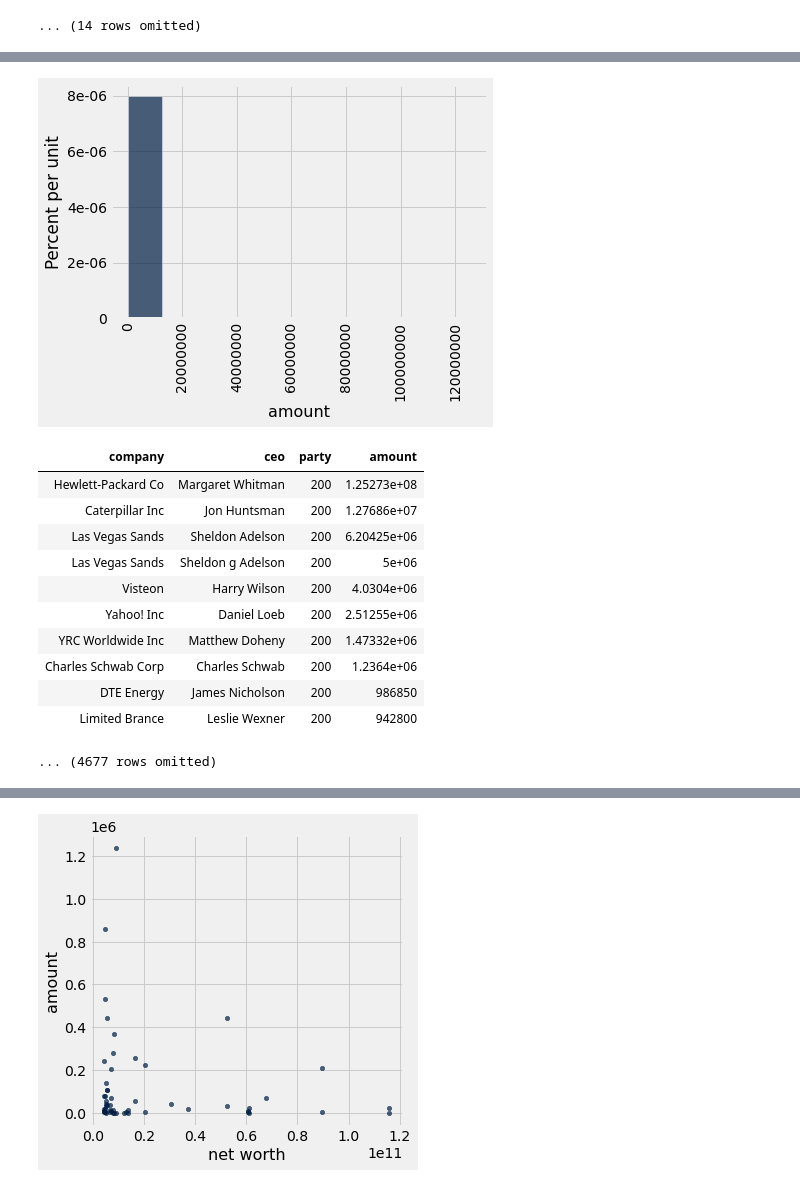
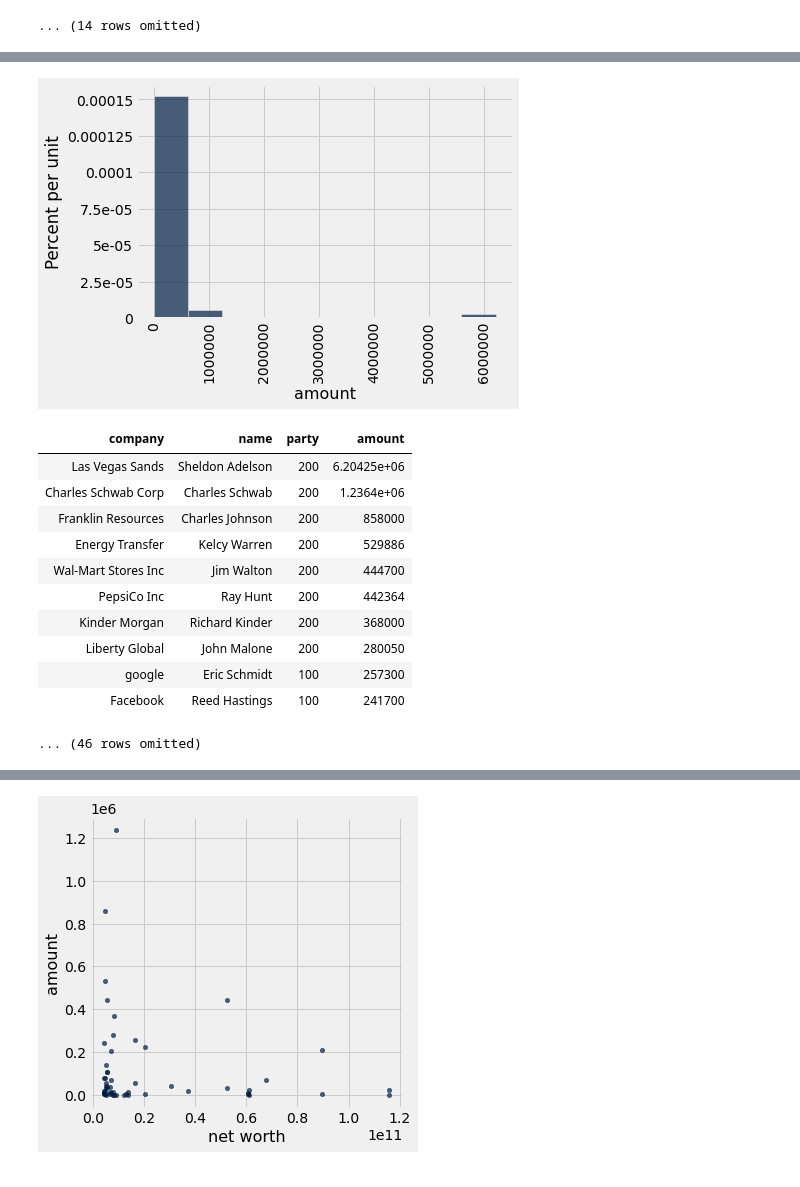
Before and after one commit to ipydatabook/PublicMaterial, a Jupyter notebook: Rectures/Ntbk6.ipynb, the cells around one changed output, grey strips where cells are left out. Saved outputs shown, nothing was run; the diff lists cells and outputs as text; code cells hidden in the pictures.

```diff
--- a/Rectures/Ntbk6.ipynb
+++ b/Rectures/Ntbk6.ipynb
@@ -460,0 +417,3 @@ ceos
+# %%
+b_donations = Table.read_table("billionaire donations.csv")
+b_donations.show()
@@ -461,22 +438,24 @@ ceos
 # %%
-ceos.hist('amount')
+b_donations.hist('amount')
 # %% [output]
-[figure, old version]
+[figure, new version]
 # %%
+ceos = b_donations.select("company", "name", "party", "amount")
+
 ceos.sort('amount', descending=True)
 # %% [output]
-| company | ceo | party | amount |
-| Hewlett-Packard Co | Margaret Whitman | 200 | 1.25273e+08 |
-| Caterpillar Inc | Jon Huntsman | 200 | 1.27686e+07 |
+| company | name | party | amount |
 | Las Vegas Sands | Sheldon Adelson | 200 | 6.20425e+06 |
-| Las Vegas Sands | Sheldon g Adelson | 200 | 5e+06 |
-| Visteon | Harry Wilson | 200 | 4.0304e+06 |
-| Yahoo! Inc | Daniel Loeb | 200 | 2.51255e+06 |
-| YRC Worldwide Inc | Matthew Doheny | 200 | 1.47332e+06 |
 | Charles Schwab Corp | Charles Schwab | 200 | 1.2364e+06 |
-| DTE Energy | James Nicholson | 200 | 986850 |
-| Limited Brance | Leslie Wexner | 200 | 942800 |
+| Franklin Resources | Charles Johnson | 200 | 858000 |
+| Energy Transfer | Kelcy Warren | 200 | 529886 |
+| Wal-Mart Stores Inc | Jim Walton | 200 | 444700 |
+| PepsiCo Inc | Ray Hunt | 200 | 442364 |
+| Kinder Morgan | Richard Kinder | 200 | 368000 |
+| Liberty Global | John Malone | 200 | 280050 |
+| google | Eric Schmidt | 100 | 257300 |
+| Facebook | Reed Hastings | 100 | 241700 |
-... (4677 rows omitted)
+... (46 rows omitted)
 # %%
 ceos.sort('amount', descending=False)
 # %% [output]
```
Also changed, not shown: parts of 10 cells of this notebook, 2 other files.
